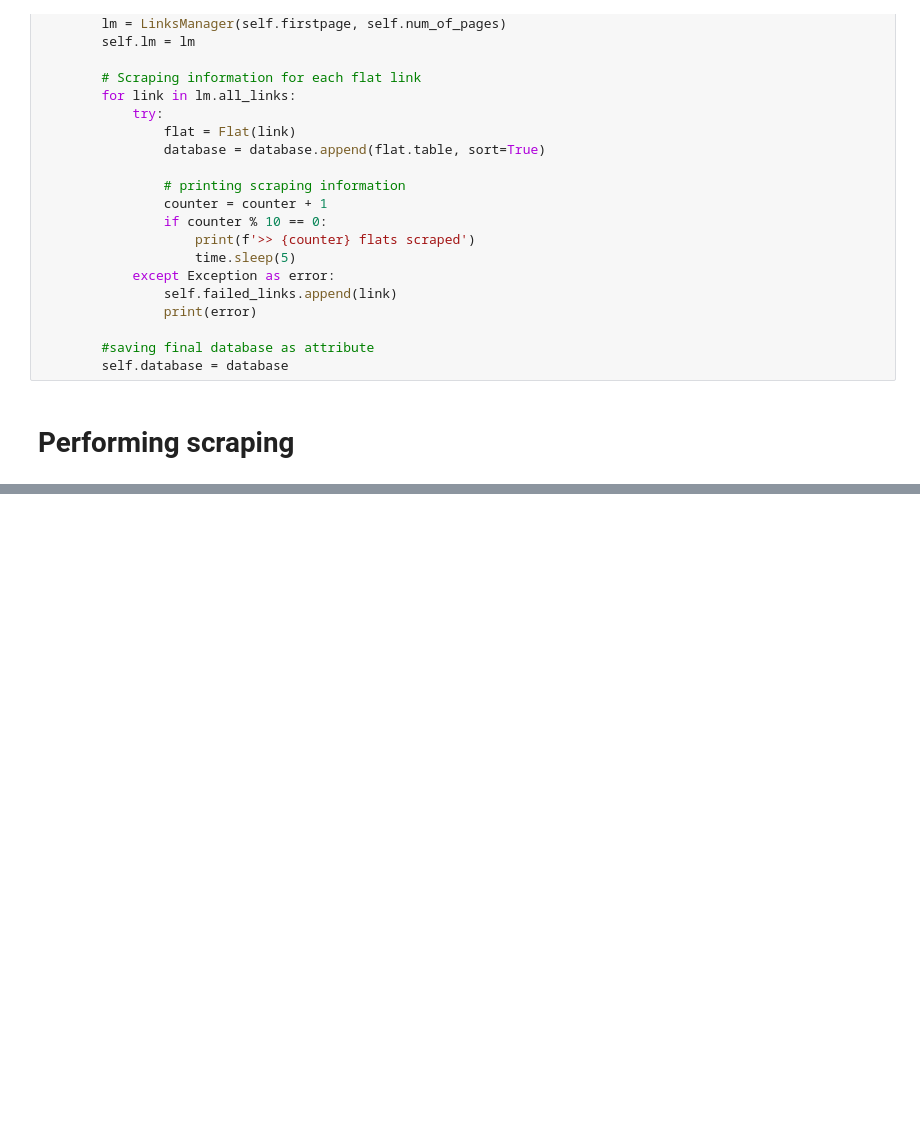
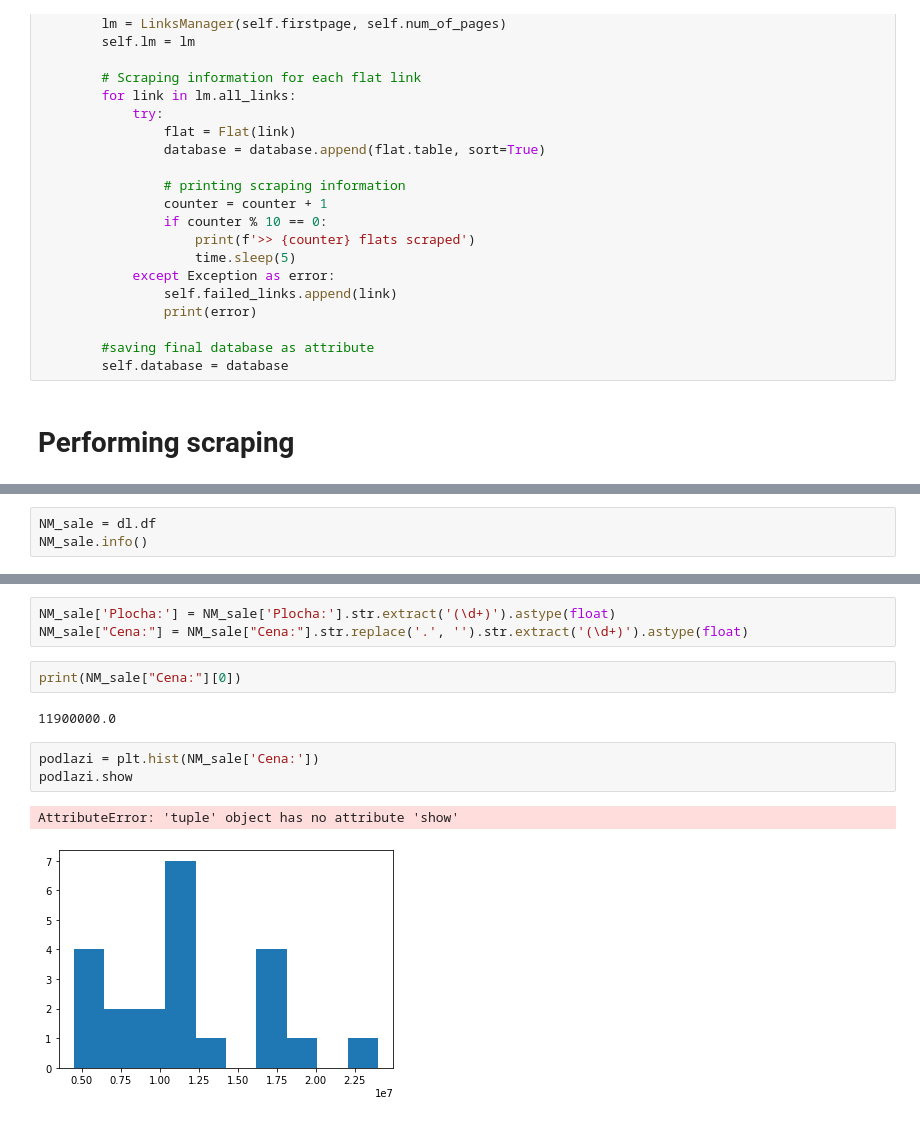
Before and after one commit to luutomas/PythonProject, a Jupyter notebook: Project_str.ipynb, the cells around one changed output, grey strips where cells are left out. Cells and saved outputs as stored; diff of their text form; blank space fills up the shorter version.

```diff
--- a/Project_str.ipynb
+++ b/Project_str.ipynb
@@ -386,0 +386,3 @@ dl.df
+# %%
+NM_sale = dl.df
+NM_sale.info()
@@ -386,0 +407,13 @@ dl.df
+# %%
+NM_sale['Plocha:'] = NM_sale['Plocha:'].str.extract('(\d+)').astype(float)
+NM_sale["Cena:"] = NM_sale["Cena:"].str.replace('.', '').str.extract('(\d+)').astype(float)
+# %%
+print(NM_sale["Cena:"][0])
+# %% [output]
+11900000.0
+# %%
+podlazi = plt.hist(NM_sale['Cena:'])
+podlazi.show
+# %% [output]
+AttributeError: 'tuple' object has no attribute 'show'
+[figure, added]
```
Also changed, not shown: parts of 9 cells of this notebook.
